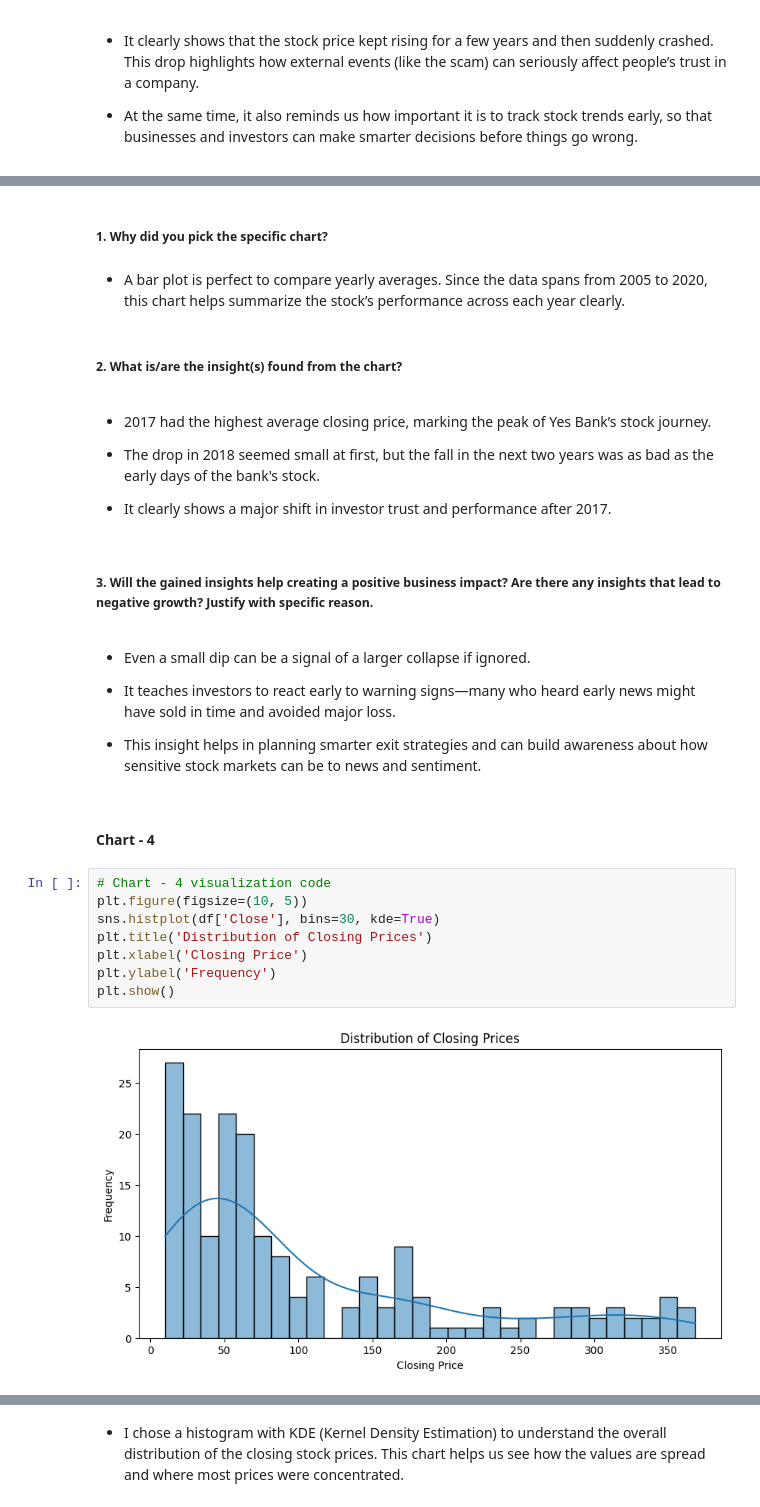
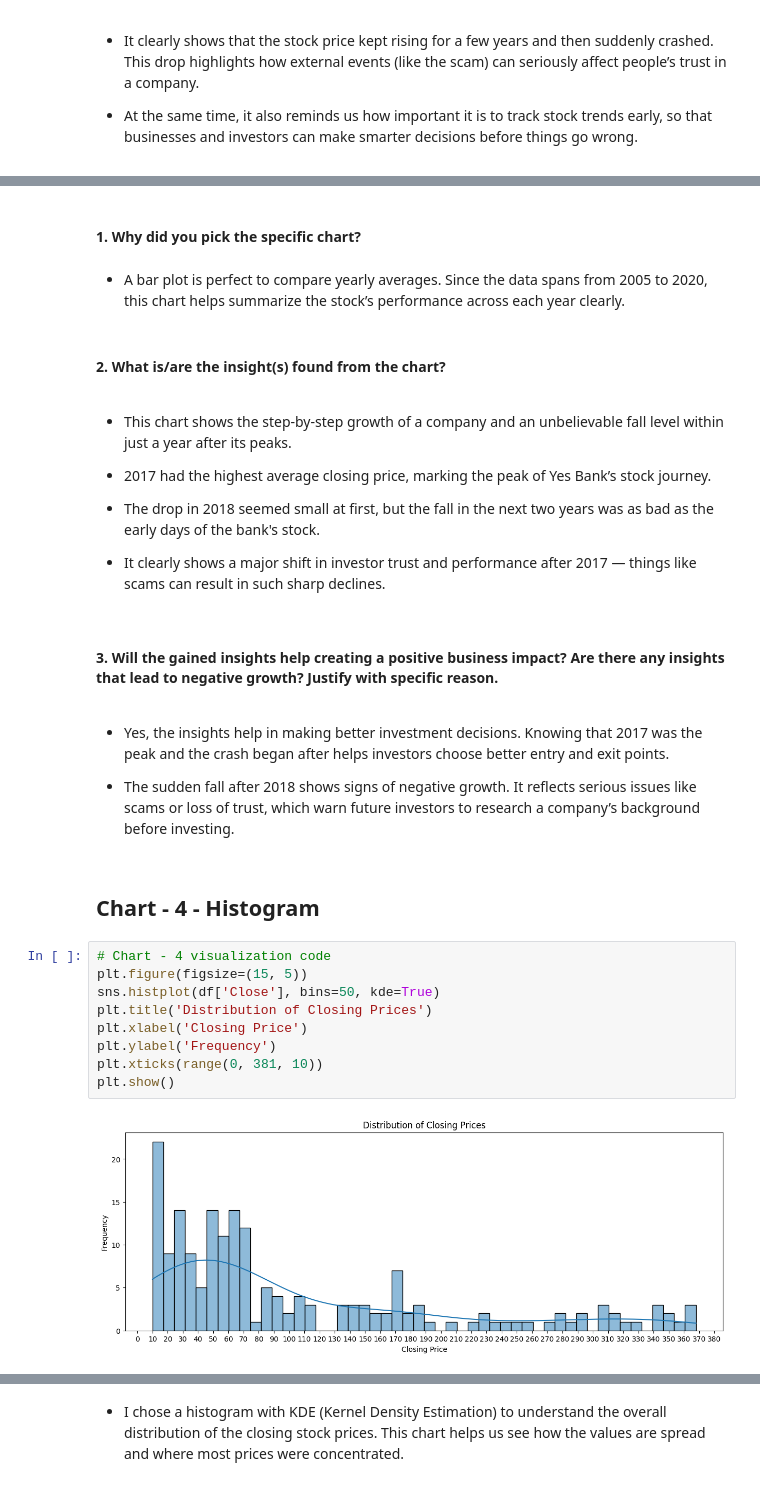
Before and after one commit to Vaisakh-Nirupam/Yes_Bank_Stock_Closing_Price_Prediction, a Jupyter notebook: Yes_Bank_Stock_Prediction.ipynb, the cells around one changed output, grey strips where cells are left out. Cells and saved outputs as stored; diff of their text form.

```diff
--- a/Yes_Bank_Stock_Prediction.ipynb
+++ b/Yes_Bank_Stock_Prediction.ipynb
@@ -262,33 +291,34 @@ plt.show()
 # %% [markdown]
-##### 1. Why did you pick the specific chart?
+#### 1. Why did you pick the specific chart?
 # %% [markdown]
 - A bar plot is perfect to compare yearly averages. Since the data spans from 2005 to 2020, this chart helps summarize the stock’s performance across each year clearly.
 # %% [markdown]
-##### 2. What is/are the insight(s) found from the chart?
+#### 2. What is/are the insight(s) found from the chart?
 # %% [markdown]
+- This chart shows the step-by-step growth of a company and an unbelievable fall level within just a year after its peaks.
+
 - 2017 had the highest average closing price, marking the peak of Yes Bank’s stock journey.
 
 - The drop in 2018 seemed small at first, but the fall in the next two years was as bad as the early days of the bank's stock.
 
-- It clearly shows a major shift in investor trust and performance after 2017.
+- It clearly shows a major shift in investor trust and performance after 2017 — things like scams can result in such sharp declines.
 # %% [markdown]
-##### 3. Will the gained insights help creating a positive business impact? Are there any insights that lead to negative growth? Justify with specific reason.
+#### 3. Will the gained insights help creating a positive business impact? Are there any insights that lead to negative growth? Justify with specific reason.
-# %% [markdown]
-- Even a small dip can be a signal of a larger collapse if ignored.
-
-- It teaches investors to react early to warning signs—many who heard early news might have sold in time and avoided major loss.
-
-- This insight helps in planning smarter exit strategies and can build awareness about how sensitive stock markets can be to news and sentiment.
+# %% [markdown]
+- Yes, the insights help in making better investment decisions. Knowing that 2017 was the peak and the crash began after helps investors choose better entry and exit points.
+
+- The sudden fall after 2018 shows signs of negative growth. It reflects serious issues like scams or loss of trust, which warn future investors to research a company’s background before investing.
 # %% [markdown]
-#### Chart - 4
+## Chart - 4 - Histogram
 # %%
 # Chart - 4 visualization code
-plt.figure(figsize=(10, 5))
-sns.histplot(df['Close'], bins=30, kde=True)
+plt.figure(figsize=(15, 5))
+sns.histplot(df['Close'], bins=50, kde=True)
 plt.title('Distribution of Closing Prices')
 plt.xlabel('Closing Price')
 plt.ylabel('Frequency')
+plt.xticks(range(0, 381, 10))
 plt.show()
 # %% [output]
-[figure, old version]
+[figure, new version]
 # %% [markdown]
```
Also changed, not shown: parts of 133 cells of this notebook.
